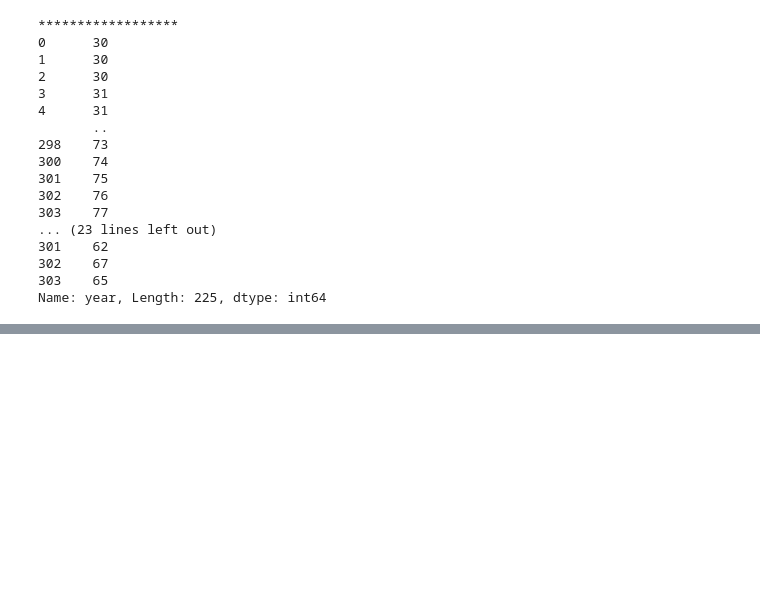
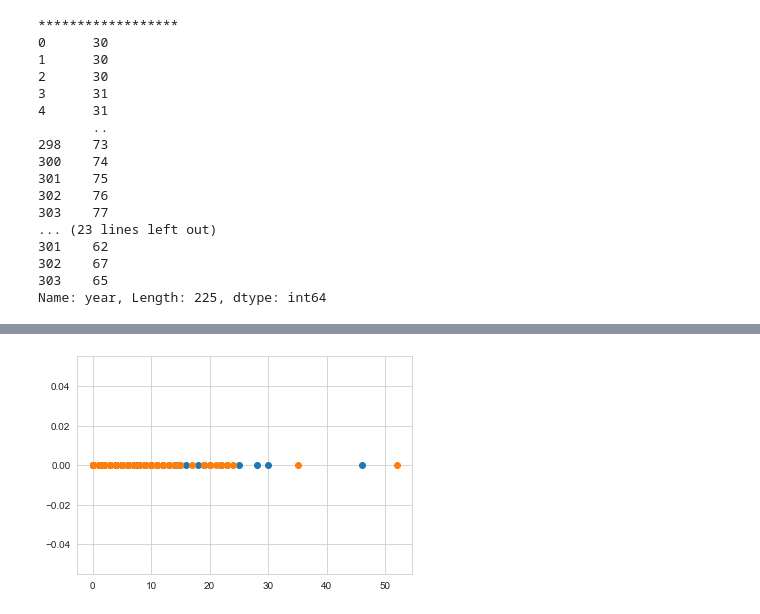
Before and after one commit to akhilmallepally/Data-Analytics-using-Python, a Jupyter notebook: huberman.ipynb, the cells around one changed output, grey strips where cells are left out. Cells and saved outputs as stored; diff of their text form; code cells hidden in the pictures; blank space fills up the shorter version.

Commit message:
1D scatter plot for year and nodes

```diff
--- a/huberman.ipynb
+++ b/huberman.ipynb
@@ -143,0 +144,7 @@ plt.show()
+# %%
+#Plotting 1D scatter plot for nodes
+plt.plot(hab_one["nodes"], np.zeros_like(hab_one["nodes"]), 'o')
+plt.plot(hab_two["nodes"], np.zeros_like(hab_two["nodes"]), 'o')
+plt.show()
+# %% [output]
+[figure, added]
```
Also changed, not shown: parts of 3 cells of this notebook.
